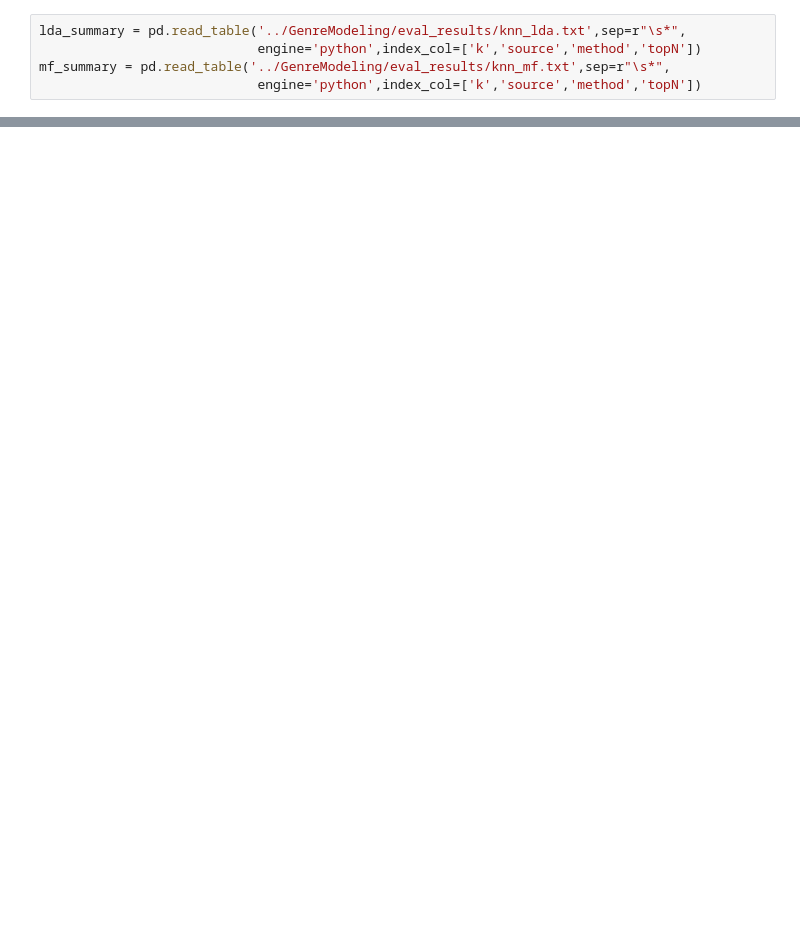
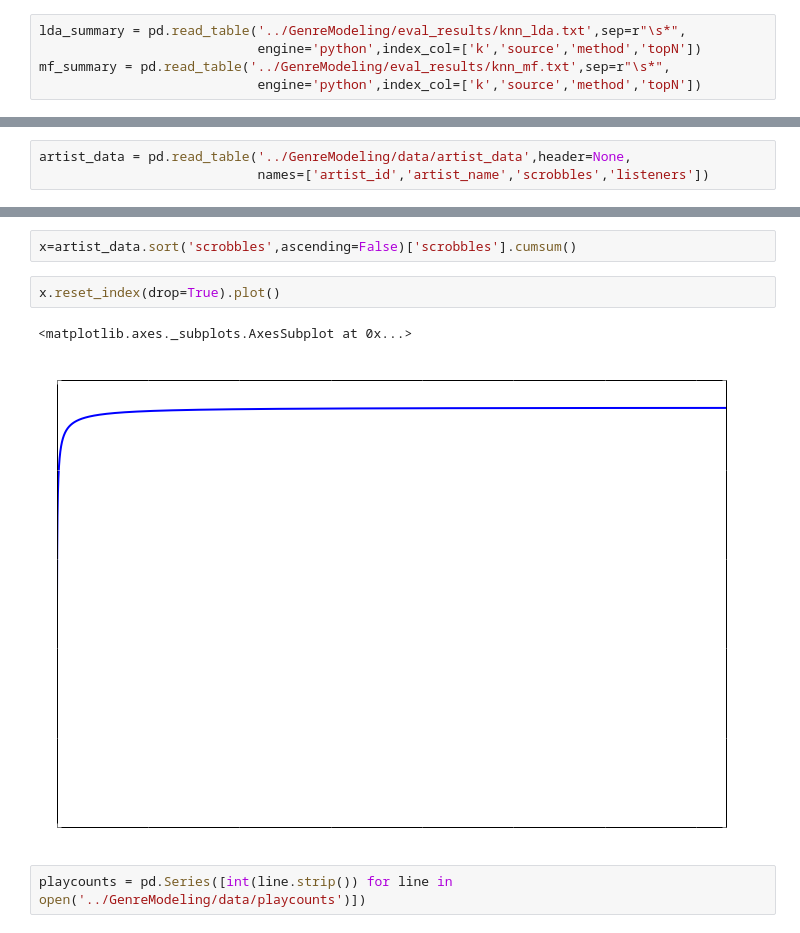
Before and after one commit to jlorince/MusicForaging, a Jupyter notebook: notebooks/northwestern.ipynb, the cells around one changed output, grey strips where cells are left out. Saved outputs shown, nothing was run; the diff lists cells and outputs as text; blank space fills up the shorter version.

```diff
--- a/notebooks/northwestern.ipynb
+++ b/notebooks/northwestern.ipynb
@@ -41,0 +138,3 @@ for d in (lda_summary,mf_summary):
+# %%
+artist_data = pd.read_table('../GenreModeling/data/artist_data',header=None,
+                            names=['artist_id','artist_name','scrobbles','listeners'])
@@ -41,0 +166,9 @@ for d in (lda_summary,mf_summary):
+# %%
+x=artist_data.sort('scrobbles',ascending=False)['scrobbles'].cumsum()
+# %%
+x.reset_index(drop=True).plot()
+# %% [output]
+<matplotlib.axes._subplots.AxesSubplot at 0x...>
+[figure, added]
+# %%
+playcounts = pd.Series([int(line.strip()) for line in open('../GenreModeling/data/playcounts')])
```
Also changed, not shown: parts of 27 cells of this notebook, 4 other files.
